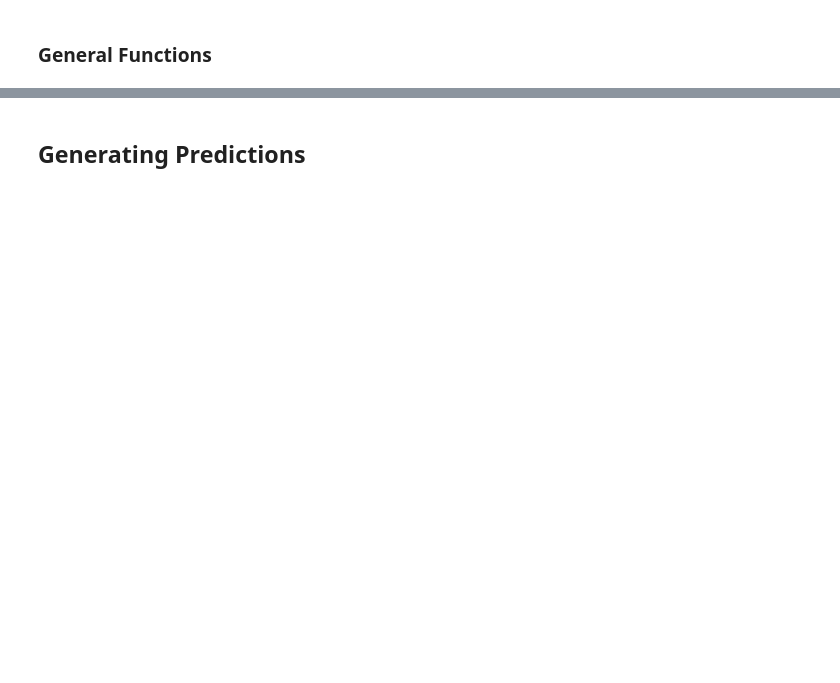
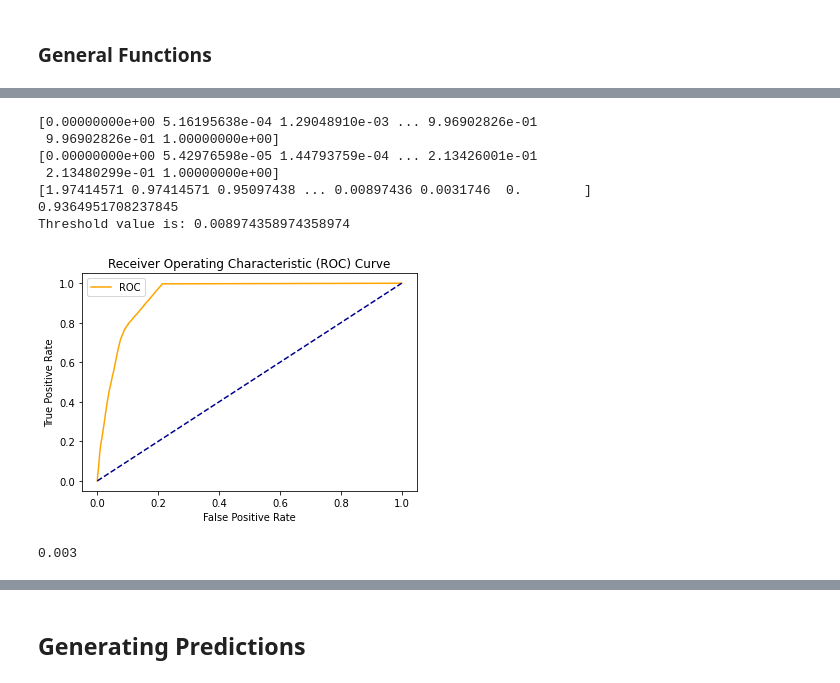
Before and after one commit to rachit-0032/binary_classification, a Jupyter notebook: submission.ipynb, the cells around one changed output, grey strips where cells are left out. Cells and saved outputs as stored; diff of their text form; code cells hidden in the pictures; blank space fills up the shorter version.

```diff
--- a/submission.ipynb
+++ b/submission.ipynb
@@ -412,6 +432,7 @@ def svm(X_train, y_train, X_test):
     y_pred = clf.predict_proba(X_test)[:,1]
     return y_pred
 # %%
-models = ['random_forest', 'knn']
-model_training(models, X_train, y_train, X_test, y_test)
+models = ['random_forest']
+# models = ['knn']
+y_pred = model_training(models, X_train, y_train, X_test, y_test)
 # %% [output]
@@ -419,0 +440,4 @@ The ROC AUC Score using knn is:  0.9308021089615595
+# %%
+# models = ['random_forest']
+models = ['knn']
+y_pred = model_training(models, X_train, y_train, X_test, y_test)
@@ -428,25 +450,34 @@ The score of the Emsembled version of Random Forest and KNN is:  0.8946507936507
 # %%
 # ensembled_model.predict(X_test)
 # %%
-# from sklearn.metrics import roc_curve
-# from numpy import sqrt
-# from numpy import argmax
+from sklearn.metrics import roc_curve
+from numpy import sqrt
+from numpy import argmax
 
-# def plot_roc_curve(fpr, tpr):
-#     plt.plot(fpr, tpr, color='orange', label='ROC')
-#     plt.plot([0, 1], [0, 1], color='darkblue', linestyle='--')
-#     plt.xlabel('False Positive Rate')
-#     plt.ylabel('True Positive Rate')
-#     plt.title('Receiver Operating Characteristic (ROC) Curve')
-#     plt.legend()
-#     plt.show()
+def plot_roc_curve(fpr, tpr):
+    plt.plot(fpr, tpr, color='orange', label='ROC')
+    plt.plot([0, 1], [0, 1], color='darkblue', linestyle='--')
+    plt.xlabel('False Positive Rate')
+    plt.ylabel('True Positive Rate')
+    plt.title('Receiver Operating Characteristic (ROC) Curve')
+    plt.legend()
+    plt.show()
 
-# fpr, tpr, thresholds = roc_curve(y_test, y_pred)
-# print(tpr)
-# print(fpr)
-# print(thresholds)
-# print(roc_auc_score(y_test, y_pred))
-# optimal_idx = np.argmax(tpr - fpr)
-# optimal_threshold = thresholds[optimal_idx]
-# print("Threshold value is:", optimal_threshold)
-# plot_roc_curve(fpr, tpr)
+fpr, tpr, thresholds = roc_curve(y_test, y_pred)
+print(tpr)
+print(fpr)
+print(thresholds)
+print(roc_auc_score(y_test, y_pred))
+optimal_idx = np.argmax(tpr - fpr)
+optimal_threshold = thresholds[optimal_idx]
+print("Threshold value is:", optimal_threshold)
+plot_roc_curve(fpr, tpr)
+# %% [output]
+[0.00000000e+00 5.16195638e-04 1.29048910e-03 ... 9.96902826e-01
+ 9.96902826e-01 1.00000000e+00]
+[0.00000000e+00 5.42976598e-05 1.44793759e-04 ... 2.13426001e-01
+ 2.13480299e-01 1.00000000e+00]
+[1.97414571 0.97414571 0.95097438 ... 0.00897436 0.0031746  0.        ]
+0.9364951708237845
+Threshold value is: 0.008974358974358974
+[figure, added]
@@ -453 +499,5 @@ The score of the Emsembled version of Random Forest and KNN is:  0.8946507936507
+# %%
+best_thres
+# %% [output]
+0.003
 # %%
```
Also changed, not shown: parts of 37 cells of this notebook.
